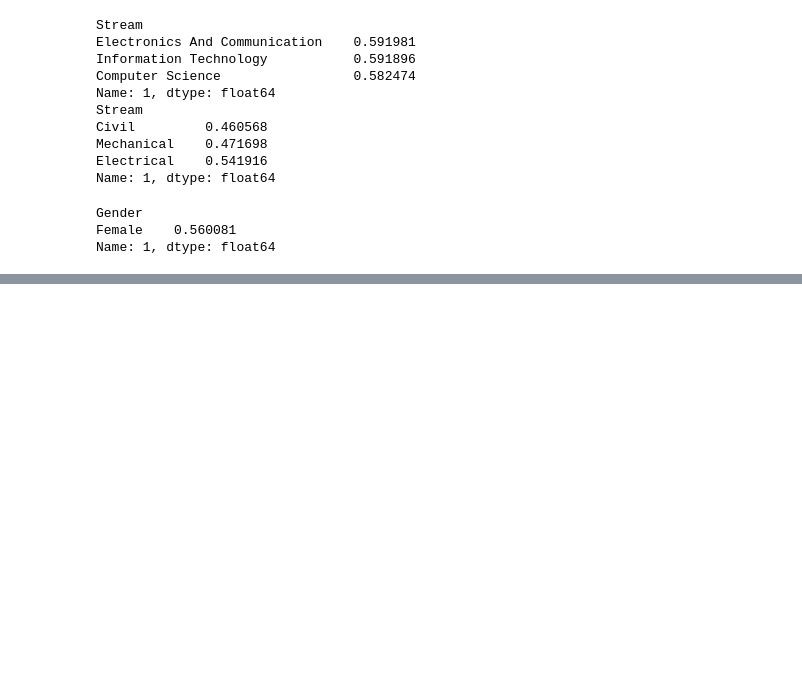
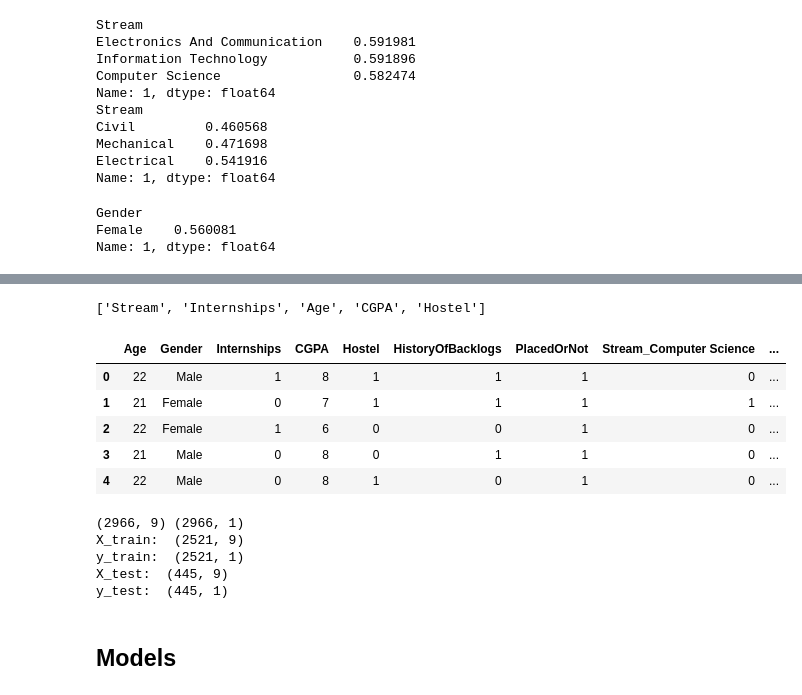
Before and after one commit to Rakesh-Babu-G/DEMD_Project_Github, a Jupyter notebook: ML_project.ipynb, the cells around one changed output, grey strips where cells are left out. Drawn from its saved outputs; the diff is of its cells as text; code cells hidden in the pictures; blank space fills up the shorter version.

Commit message:
EDA and Model building completed

```diff
--- a/ML_project.ipynb
+++ b/ML_project.ipynb
@@ -133,0 +279,45 @@ Name: 1, dtype: float64
+# %%
+# All significant variables:
+
+signi_cols = signi_cols_disc + signi_cols_cont
+
+signi_cols
+# %% [output]
+['Stream', 'Internships', 'Age', 'CGPA', 'Hostel']
+# %%
+# one hot encoding for catg variables
+
+data_one_hot = pd.get_dummies(df, columns=['Stream'], drop_first=True)
+data_one_hot.head(5)
+# %% [output]
+|  | Age | Gender | Internships | CGPA | Hostel | HistoryOfBacklogs | PlacedOrNot | Stream_Computer Science | ... |
+| 0 | 22 | Male | 1 | 8 | 1 | 1 | 1 | 0 | ... |
+| 1 | 21 | Female | 0 | 7 | 1 | 1 | 1 | 1 | ... |
+| 2 | 22 | Female | 1 | 6 | 0 | 0 | 1 | 0 | ... |
+| 3 | 21 | Male | 0 | 8 | 0 | 1 | 1 | 0 | ... |
+| 4 | 22 | Male | 0 | 8 | 1 | 0 | 1 | 0 | ... |
+# %%
+# X, y separation
+
+X = data_one_hot.drop(['Gender','HistoryOfBacklogs','PlacedOrNot'], axis=1)
+y = data_one_hot[['PlacedOrNot']]
+
+print(X.shape, y.shape)
+
+# train, test split
+
+from sklearn.model_selection import train_test_split
+
+X_train, X_test, y_train, y_test = train_test_split(X, y, train_size=0.85,test_size=0.15, random_state=100)
+print ("X_train: ", X_train.shape)
+print ("y_train: ", y_train.shape)
+print("X_test: ", X_test.shape)
+print ("y_test: ", y_test.shape)
+# %% [output]
+(2966, 9) (2966, 1)
+X_train:  (2521, 9)
+y_train:  (2521, 1)
+X_test:  (445, 9)
+y_test:  (445, 1)
+# %% [markdown]
+## Models
```
Also changed, not shown: parts of 25 cells of this notebook.
